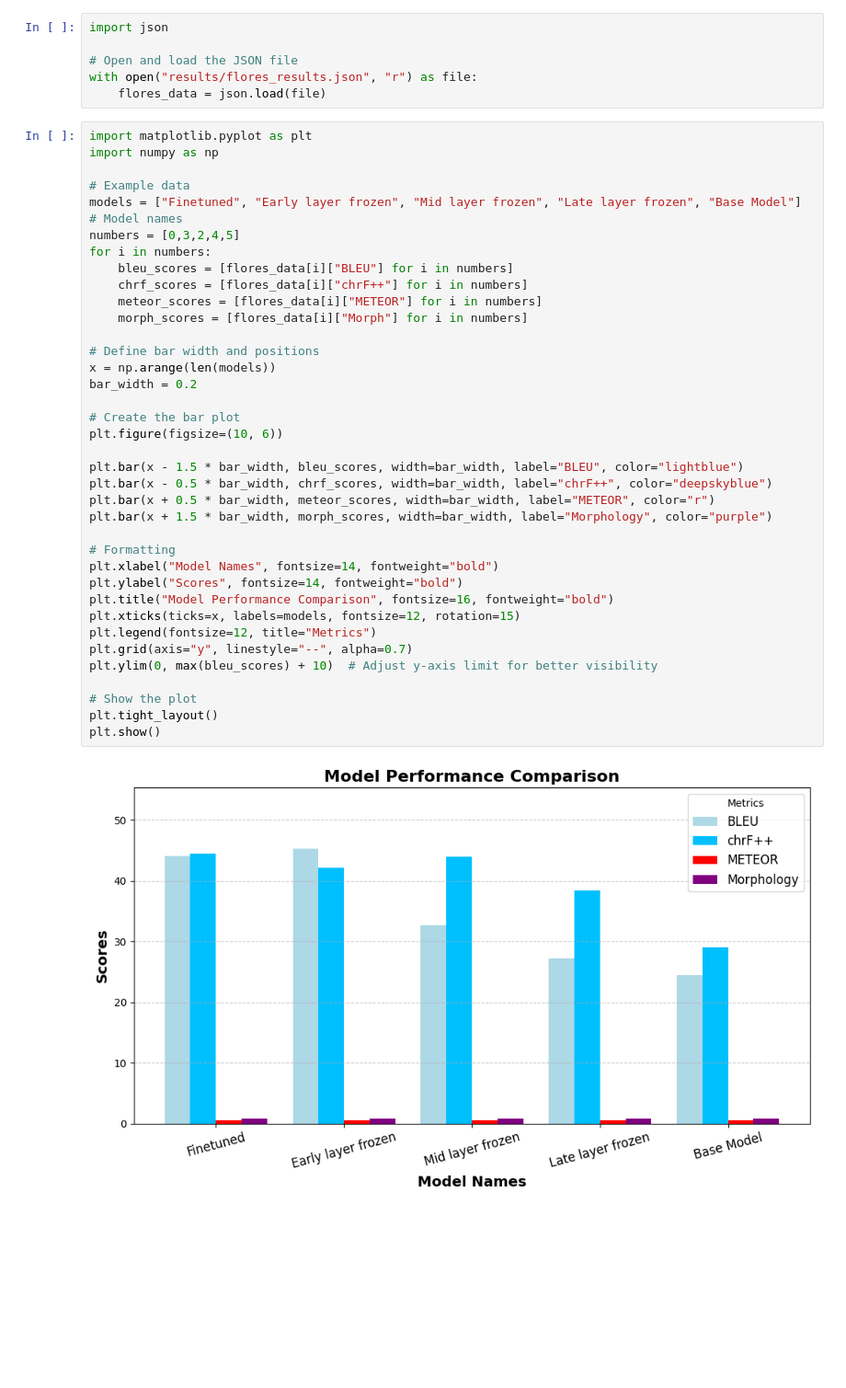
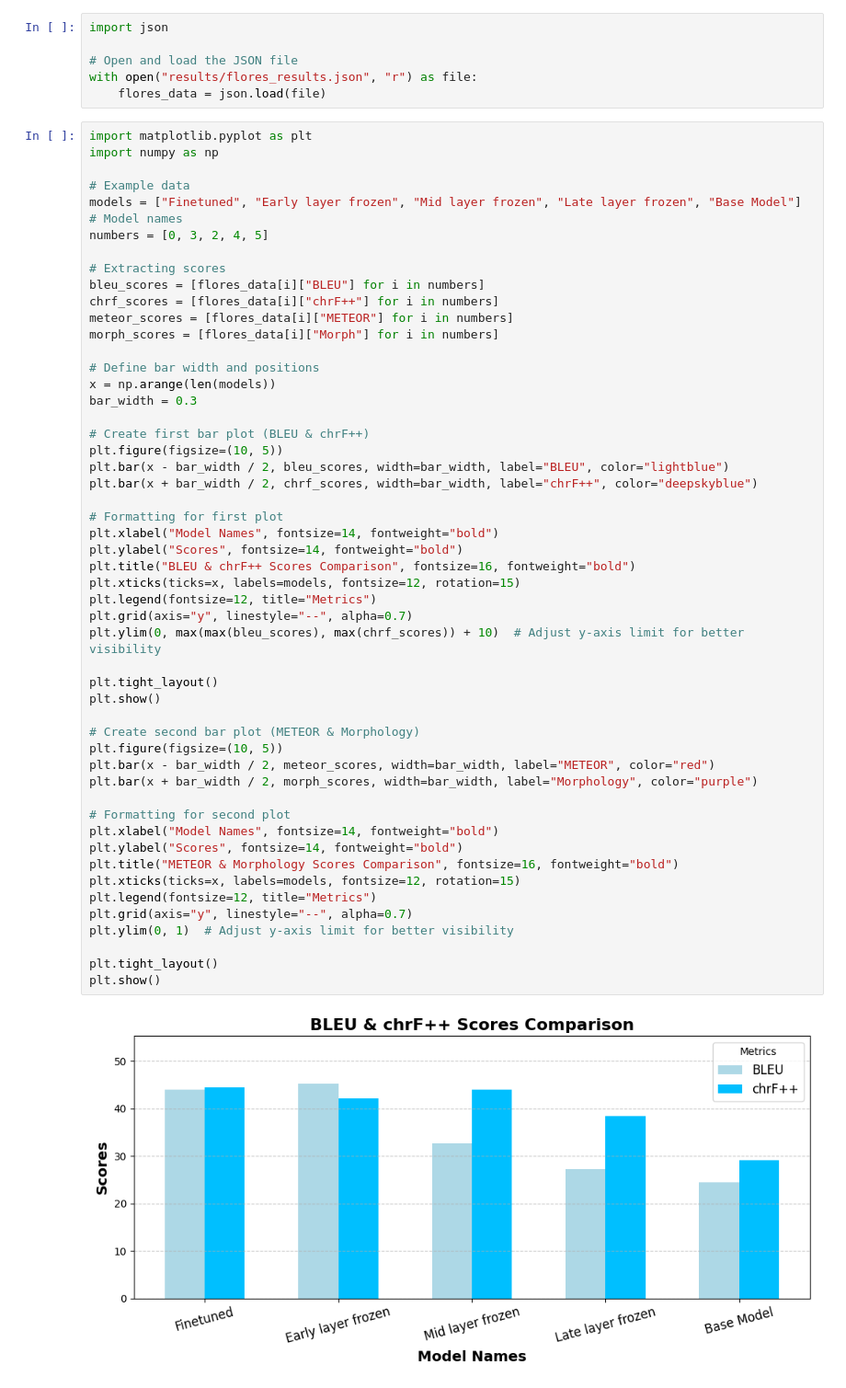
Before and after one commit to bilgee0517/capstone, a Jupyter notebook: evaluation/visualizations.ipynb, the cells around one changed output. Shown at 92% size. Saved outputs shown, nothing was run; the diff lists cells and outputs as text; blank space fills up the shorter version.

Commit message:
Visualizations and updated flores results

```diff
--- a/evaluation/visualizations.ipynb
+++ b/evaluation/visualizations.ipynb
@@ -46,39 +50,53 @@ with open("results/flores_results.json", "r") as file:
 # %%
 import matplotlib.pyplot as plt
 import numpy as np
 
 # Example data
 models = ["Finetuned", "Early layer frozen", "Mid layer frozen", "Late layer frozen", "Base Model"]  # Model names
-numbers = [0,3,2,4,5]
-for i in numbers:
-    bleu_scores = [flores_data[i]["BLEU"] for i in numbers]
-    chrf_scores = [flores_data[i]["chrF++"] for i in numbers]
-    meteor_scores = [flores_data[i]["METEOR"] for i in numbers]
-    morph_scores = [flores_data[i]["Morph"] for i in numbers]
+numbers = [0, 3, 2, 4, 5]
+
+# Extracting scores
+bleu_scores = [flores_data[i]["BLEU"] for i in numbers]
+chrf_scores = [flores_data[i]["chrF++"] for i in numbers]
+meteor_scores = [flores_data[i]["METEOR"] for i in numbers]
+morph_scores = [flores_data[i]["Morph"] for i in numbers]
 
 # Define bar width and positions
 x = np.arange(len(models))
-bar_width = 0.2
+bar_width = 0.3
 
-# Create the bar plot
-plt.figure(figsize=(10, 6))
+# Create first bar plot (BLEU & chrF++)
+plt.figure(figsize=(10, 5))
+plt.bar(x - bar_width / 2, bleu_scores, width=bar_width, label="BLEU", color="lightblue")
+plt.bar(x + bar_width / 2, chrf_scores, width=bar_width, label="chrF++", color="deepskyblue")
 
-plt.bar(x - 1.5 * bar_width, bleu_scores, width=bar_width, label="BLEU", color="lightblue")
-plt.bar(x - 0.5 * bar_width, chrf_scores, width=bar_width, label="chrF++", color="deepskyblue")
-plt.bar(x + 0.5 * bar_width, meteor_scores, width=bar_width, label="METEOR", color="r")
-plt.bar(x + 1.5 * bar_width, morph_scores, width=bar_width, label="Morphology", color="purple")
-
-# Formatting
+# Formatting for first plot
 plt.xlabel("Model Names", fontsize=14, fontweight="bold")
 plt.ylabel("Scores", fontsize=14, fontweight="bold")
-plt.title("Model Performance Comparison", fontsize=16, fontweight="bold")
+plt.title("BLEU & chrF++ Scores Comparison", fontsize=16, fontweight="bold")
 plt.xticks(ticks=x, labels=models, fontsize=12, rotation=15)
 plt.legend(fontsize=12, title="Metrics")
 plt.grid(axis="y", linestyle="--", alpha=0.7)
-plt.ylim(0, max(bleu_scores) + 10)  # Adjust y-axis limit for better visibility
+plt.ylim(0, max(max(bleu_scores), max(chrf_scores)) + 10)  # Adjust y-axis limit for better visibility
 
-# Show the plot
 plt.tight_layout()
 plt.show()
+
+# Create second bar plot (METEOR & Morphology)
+plt.figure(figsize=(10, 5))
+plt.bar(x - bar_width / 2, meteor_scores, width=bar_width, label="METEOR", color="red")
+plt.bar(x + bar_width / 2, morph_scores, width=bar_width, label="Morphology", color="purple")
+
+# Formatting for second plot
+plt.xlabel("Model Names", fontsize=14, fontweight="bold")
+plt.ylabel("Scores", fontsize=14, fontweight="bold")
+plt.title("METEOR & Morphology Scores Comparison", fontsize=16, fontweight="bold")
+plt.xticks(ticks=x, labels=models, fontsize=12, rotation=15)
+plt.legend(fontsize=12, title="Metrics")
+plt.grid(axis="y", linestyle="--", alpha=0.7)
+plt.ylim(0, 1)  # Adjust y-axis limit for better visibility
+
+plt.tight_layout()
+plt.show()
 # %% [output]
-[figure, old version]
+[figure, new version]
```
Also changed, not shown: parts of 6 cells of this notebook, 1 other file.
